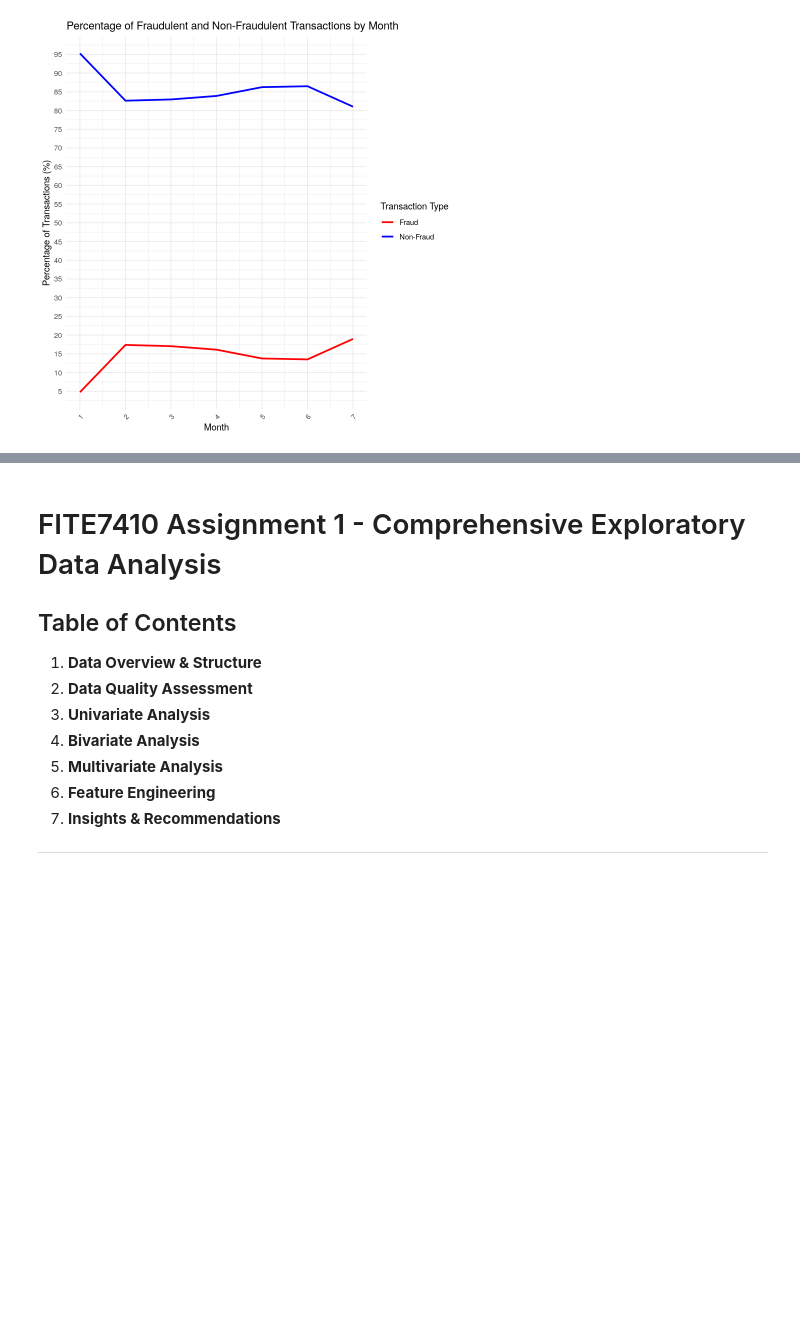
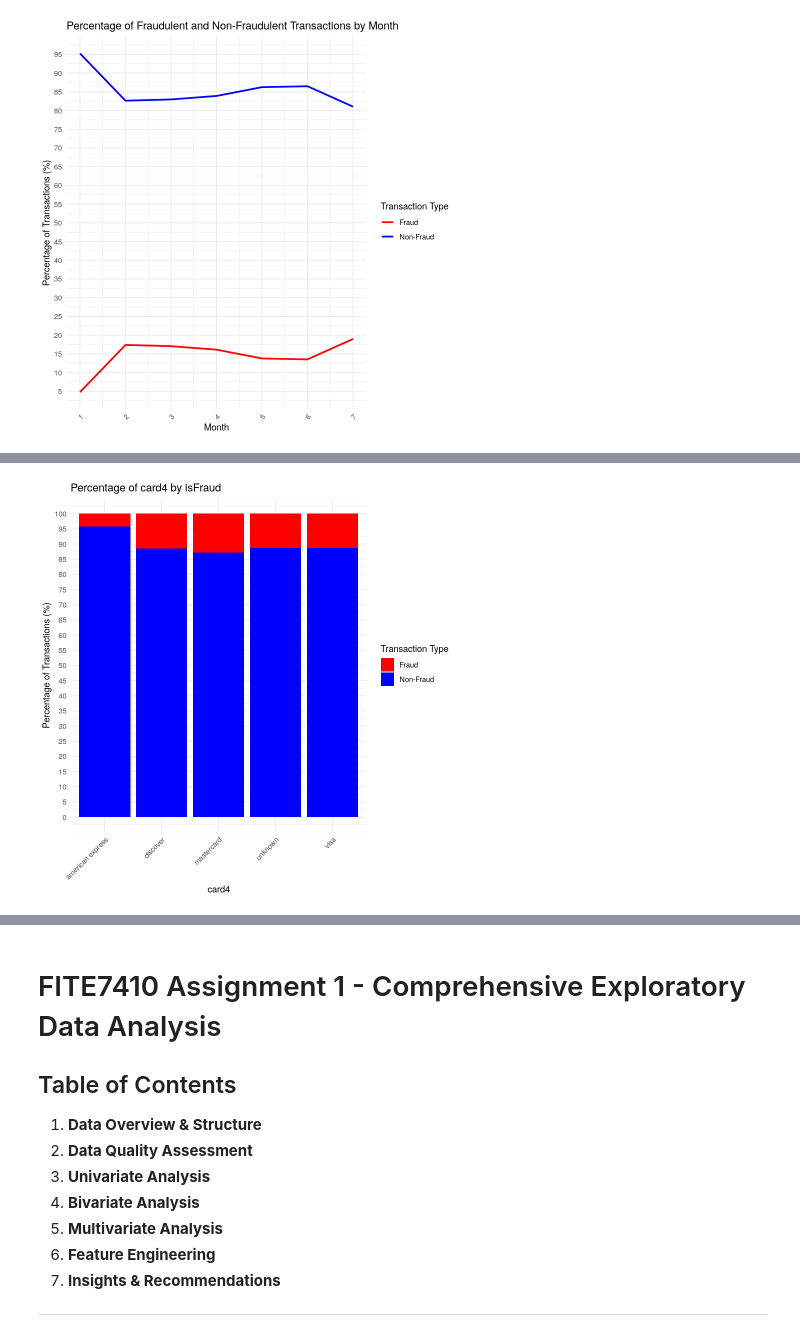
Before and after one commit to ytcctl/peter, a Jupyter notebook: FITE7410/FITE7410_Assgn_1.ipynb, the cells around one changed output, grey strips where cells are left out. Cells and saved outputs as stored; diff of their text form; code cells hidden in the pictures; blank space fills up the shorter version.

```diff
--- a/FITE7410/FITE7410_Assgn_1.ipynb
+++ b/FITE7410/FITE7410_Assgn_1.ipynb
@@ -486,0 +442,8 @@ print(distinct_card4)
+# %%
+# view the percentage of card4 group by isFraud ------------------------------------------------
+card4_fraud_percentage <- data %>%
+  group_by(card4) %>%
+  summarise(FraudCount = sum(isFraud), NonFraudCount = n() - sum(isFraud)) %>%
+  mutate(FraudPercentage = (FraudCount / (FraudCount + NonFraudCount)) * 100,
+         NonFraudPercentage =   (NonFraudCount / (FraudCount + NonFraudCount)) * 100)
+print(card4_fraud_percentage)
@@ -486,0 +459,26 @@ print(distinct_card4)
+# %%
+# visualize the percentage of card4 group by isFraud ------------------------------------------------
+# First, reshape the data for better plotting
+card4_plot_data <- card4_fraud_percentage %>%
+  select(card4, FraudPercentage, NonFraudPercentage) %>%
+  pivot_longer(cols = c(FraudPercentage, NonFraudPercentage),
+               names_to = "Type",
+               values_to = "Percentage") %>%
+  mutate(Type = case_when(
+    Type == "FraudPercentage" ~ "Fraud",
+    Type == "NonFraudPercentage" ~ "Non-Fraud"
+  ))
+
+# Create the plot with proper dodged bars
+ggplot(card4_plot_data, aes(x = card4, y = Percentage, fill = Type)) +
+  geom_bar(stat = "identity") +
+  scale_fill_manual(values = c("Fraud" = "red", "Non-Fraud" = "blue")) +
+  theme_minimal() +
+  theme(axis.text.x = element_text(angle = 45, hjust = 1)) +
+  scale_y_continuous(breaks = seq(0, 100, by = 5)) +
+  labs(title = "Percentage of card4 by isFraud",
+       x = "card4",
+       y = "Percentage of Transactions (%)",
+       fill = "Transaction Type")
+# %% [output]
+[figure, added]
```
Also changed, not shown: parts of 8 cells of this notebook.
